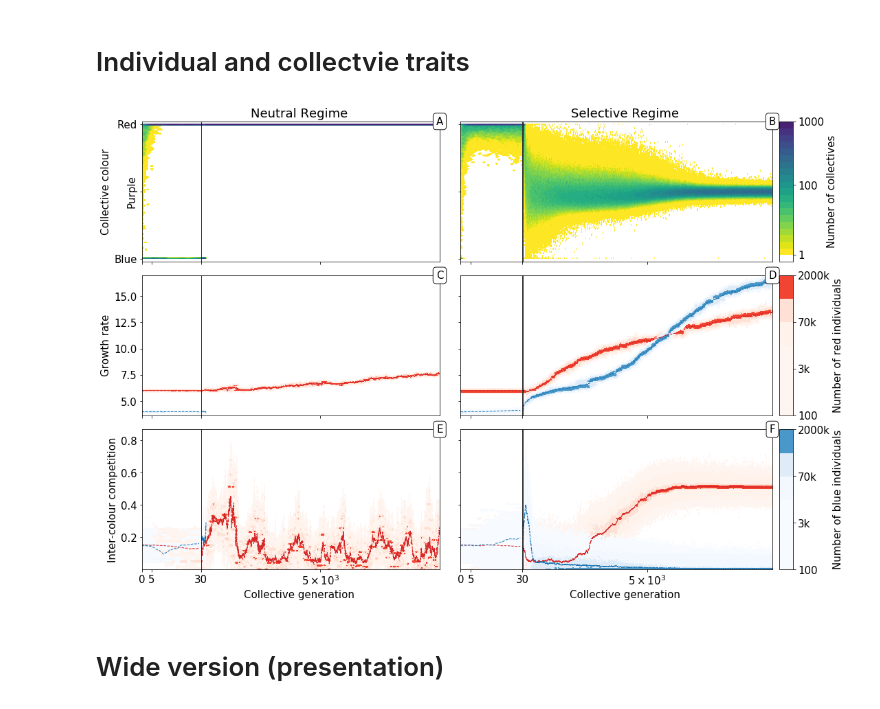
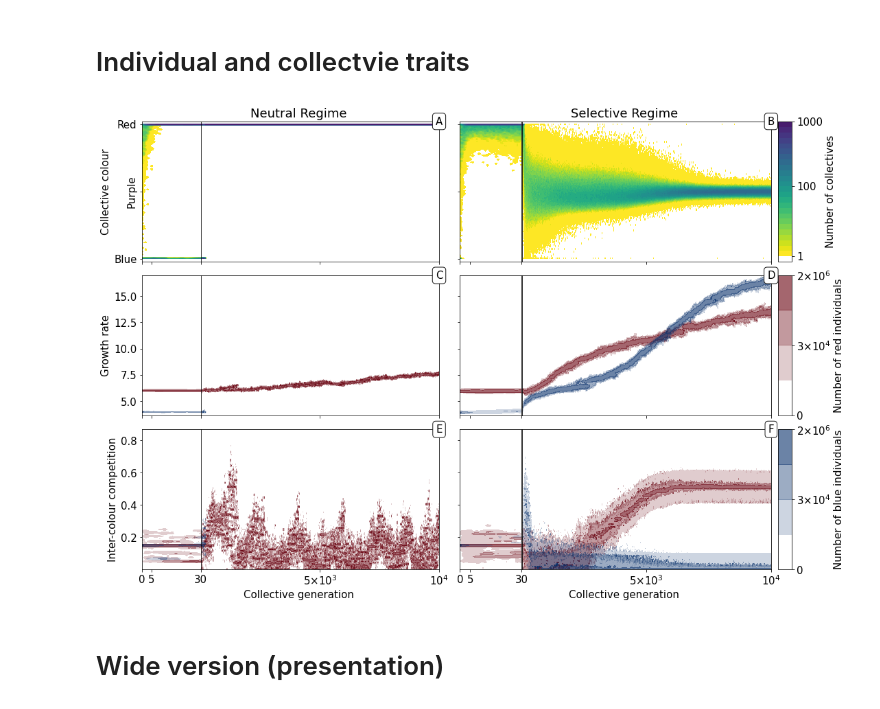
Before and after one commit to elifesciences-publications/estaudel, a Jupyter notebook: evolution_of_heredity/full_trajectory.ipynb, the cells around one changed output. Cells and saved outputs as stored; diff of their text form; code cells hidden in the pictures.

Commit message:
Small changes to figures for the second submission.

```diff
--- a/evolution_of_heredity/full_trajectory.ipynb
+++ b/evolution_of_heredity/full_trajectory.ipynb
@@ -81,11 +80,14 @@ for d in data:
 # Bins for the colormap.
 rounder = np.vectorize(lambda x : round(x, -int(np.floor(np.log10(abs(x))))))
 
-zbin = np.int_(rounder(list(np.logspace(0,np.log10(mx),10,base=10)[3:])))
-zbin_names = ['{}k'.format(int(x)//1000) if x>1000 else x for x in zbin]
+zbin = np.int_(rounder(list(np.logspace(0,np.log10(mx),8,base=10)[3:])))
+zticks = zbin[::2]
+zbin_names = ['{}k'.format(int(x)//1000) if x>1000 else x for x in zticks]
+zbin_names = [0, r'$3{\times10^4}$', r'$2{\times}10^6$' ]
+
 
 zbin_cp = [0.0000001]+list(np.logspace(0,np.log10(D),20,base=10))
-zbin_cp = [-100,1]+list(np.logspace(1,np.log10(data[0].parameters['D']),20,base=10))
+zbin_cp = [-100,1]+list(np.logspace(1,np.log10(data[0].parameters['D']),25,base=10))
 cmap_cp = np.array([(0,0,0,0)] + list(plt.cm.viridis_r(np.linspace(0,1,len(zbin_cp)))))
 # %%
 mx = 0
@@ -136,15 +138,17 @@ for i in (0,1):
             lab = ax[x].set_xlabel('Collective generation',)
             plt.setp(lab, position=(xcenter,plt.getp(lab, 'position')[1]))
         ax[x].set(yticks=[],
-                  xticks=[5000,10000],
-                  xticklabels=[r'$5 \times 10^3$','$10^4$'] if j==2 else [])
+                  xticks=[5000,10000-1],
+                  xticklabels=[r'$5{\times}10^3$','$10^4$'] if j==2 else [])
         ax[x].annotate(labels[i][j], **PANEL_DICT)
     for j,x in enumerate([0,2,4]):
         ax[x].set(xticks=[0,5,Nbreak],
                  xticklabels=[0,5,Nbreak] if j==2 else [])
 
 
-    ticks = ax[0].set(ylim=(1.02,-.02), yticklabels=['Blue','Purple','Red'] if i==0 else ['','',''], yticks=[1,0.5,0])
+    ticks = ax[0].set(ylim=(1.02,-.02),
+                      yticklabels=['Blue','Purple','Red'] if i==0 else ['','',''],
+                      yticks=[1,0.5,0])
     plt.setp(ticks[1][1], rotation= 90, horizontalalignment='right',  verticalalignment='center')
 
     ax[1].set(ylim=(1.02,-.02), yticks=[])
@@ -166,14 +170,10 @@ for i in (0,1):
 
 
     ###### ------------- ####
+    ## Plot collective density
     if True:
         cp_density = (data[i].data['cp_density'] * data[i].parameters['D'])
-        individual_traits_density = data[i].data['individual_traits_density']
-        individual_traits_bins = data[i].data['individual_traits_bins']
-
-    ## Plot collective density
-    # Before the break
-
+        # Before the break
         im = ax[0].contourf(cp_density[:,:Nbreak],
                extent=[0,Nbreak,0,1],
                 levels=zbin_cp,
@@ -185,64 +185,67 @@ for i in (0,1):
                        colors=cmap_cp)
         # Color bar collectives
         if i == 0:
-            cbar = fig.colorbar(im,ax=ax[0],cax=cax[0],
-                         ticks=tk,
-                         )
+            cbar = fig.colorbar(im,ax=ax[0], cax=cax[0], ticks=tk)
             cbar.ax.set_ylabel('Number of collectives', )
             cbar.ax.set_yticklabels([x if x>0 else 0 for x in tk])
 
     ## Plot particle densities
     CMAP_LIST = [plt.cm.Reds, plt.cm.Blues]
     if True:
+        individual_traits_density = data[i].data['individual_traits_density']
+        individual_traits_bins = data[i].data['individual_traits_bins']
         for pos,axid in zip((1,3), (2,4)):
             for color in (0,1):
                 key = (ehs.COLOR_NAMES[color], ehs.POS_NAMES[pos])
-                cm = CMAP_LIST[color](np.arange(CMAP_LIST[color].N))
+                #cm = CMAP_LIST[color](np.arange(CMAP_LIST[color].N))
+                #list_of_colors = CMAP_LIST[color](np.arange(CMAP_LIST[color].N))
+                #list_of_colors[:,-1] = np.linspace(0,1,len( list_of_colors[:,-1]))
+                list_of_colors = CMAP_LIST[color](np.logspace(0, CMAP_LIST[color].N, len(zbin)))
+                list_of_colors[:,-1] = np.linspace(0,.8,len(list_of_colors[:,-1]))
+
+                cm = ListedColormap(list_of_colors)
 
                 d = data[i].data['individual_traits'][key]
                 d['c'] = d.value*d.number
                 values = (d.groupby('generation').sum()['c']/d.groupby('generation').sum()['number']).values
 
-                cm = ListedColormap(cm)
-
                 # Plot average
-                ax[axid].plot(np.arange(0,Nbreak),
-                              values[:Nbreak],
-                              color=['C3','C0'][color],
-                             ls='--', lw=1,)
-                ax[axid+1].plot(np.arange(Nbreak,individual_traits_density[key].shape[1]),
-                              values[Nbreak:],
-                             color=['C3','C0'][color],
-                             ls='--',lw=1,)
+                #ax[axid].plot(np.arange(0,Nbreak),
+                #              values[:Nbreak],
+                #              color=['C3','C0'][color],
+                #             ls='--', lw=1,)
+                #ax[axid+1].plot(np.arange(Nbreak,individual_traits_density[key].shape[1]),
+                #              values[Nbreak:],
+                #             color=['C3','C0'][color],
+                #             ls='--',lw=1,)
 
                 im = ax[axid].contourf(individual_traits_density[key][:,:Nbreak],
                      extent=[0,
                              Nbreak,
                              individual_traits_bins[key[1]].min(),
                              individual_traits_bins[key[1]].max()],
                              levels=zbin,
-                             cmap=cm)
+                                       antialiased=False,
+                             colors=list_of_colors)
                 im = ax[axid+1].contourf(individual_traits_density[key][:,Nbreak:],
                                  extent=[Nbreak,
                                          individual_traits_density[key].shape[1],
                                          individual_traits_bins[key[1]].min(),
                                          individual_traits_bins[key[1]].max()],
                                  levels=zbin,
-                                 cmap=cm)
+                                         antialiased=False,
+                                 colors=list_of_colors)
 
                 if i == 0 and pos == 1:
-                    cb = fig.colorbar(im,ax=ax[axid],
-                                      cax=cax[1+color],
-                                      ticks=zbin[::2])
-                    cax[1+color].set_ylabel('Number of {} individuals'.format(ehs.COLOR_NAMES[color]),
-                                            )
-                    cax[1+color].set_yticklabels(zbin_names[::2])
+                    cb = fig.colorbar(im,ax=ax[axid], cax=cax[1+color], ticks=zticks)
+                    cax[1+color].set_ylabel('Number of {} individuals'.format(ehs.COLOR_NAMES[color]))
+                    cax[1+color].set_yticklabels(zbin_names)
 
 plt.tight_layout()
 fig.savefig(os.path.join(FIGPATH,'full_trajectory.png'), bbox_inches='tight')
 #fig.savefig(os.path.join(FIGPATH,'full_trajectory_hirez.png'), dpi=600, bbox_inches='tight')
 # %% [output]
-[figure, old version]
+[figure, new version]
 # %% [markdown]
 # Wide version (presentation)
 # %%
```
Also changed, not shown: parts of 4 cells of this notebook, 1 other file.
